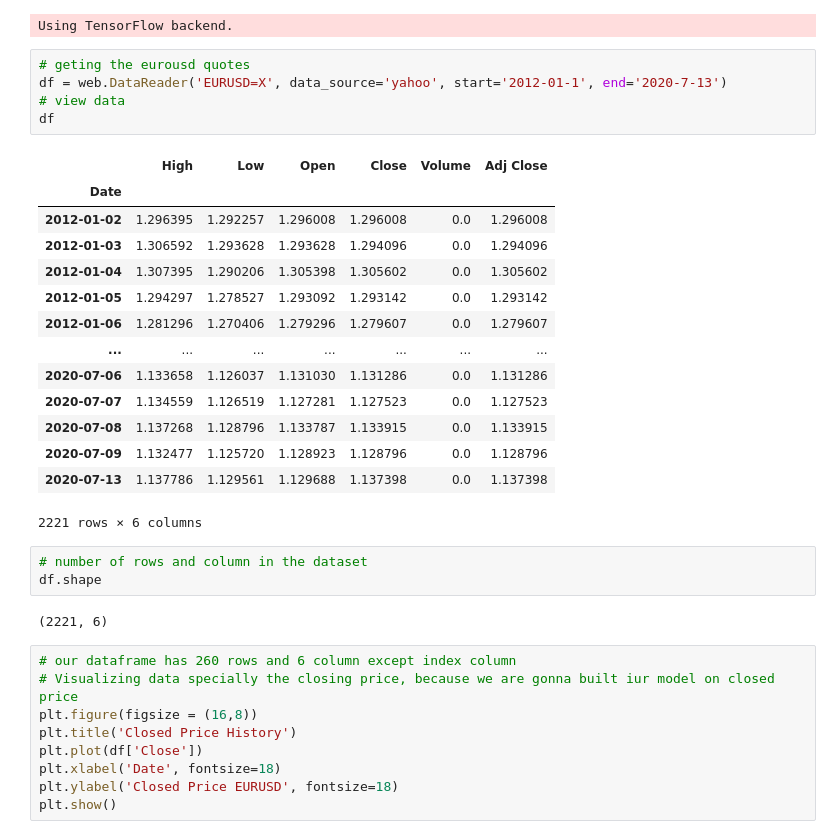
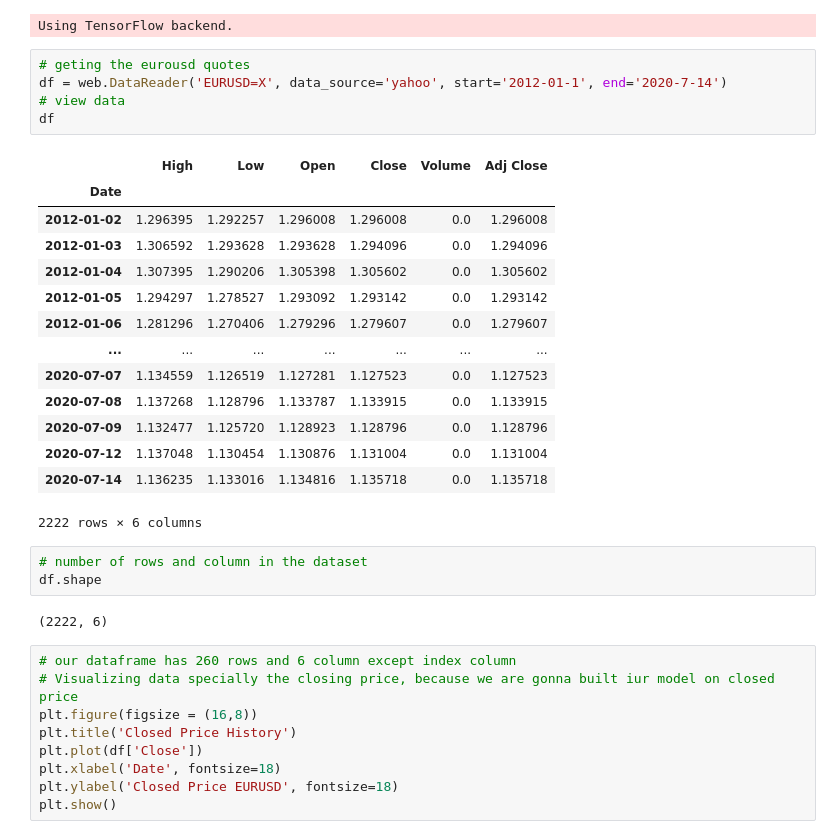
Before and after one commit to abidshafee/google.colaboratory_project, a Jupyter notebook: EURUSD_price_prediction.ipynb, the cells around one changed output. Saved outputs shown, nothing was run; the diff lists cells and outputs as text.

```diff
--- a/EURUSD_price_prediction.ipynb
+++ b/EURUSD_price_prediction.ipynb
@@ -18,29 +18,29 @@ plt.style.use('fivethirtyeight')
 Using TensorFlow backend.
 # %%
 # geting the eurousd quotes
-df = web.DataReader('EURUSD=X', data_source='yahoo', start='2012-01-1', end='2020-7-13')
+df = web.DataReader('EURUSD=X', data_source='yahoo', start='2012-01-1', end='2020-7-14')
 # view data
 df
 # %% [output]
 |  | High | Low | Open | Close | Volume | Adj Close |
 | Date |  |  |  |  |  |  |
 | 2012-01-02 | 1.296395 | 1.292257 | 1.296008 | 1.296008 | 0.0 | 1.296008 |
 | 2012-01-03 | 1.306592 | 1.293628 | 1.293628 | 1.294096 | 0.0 | 1.294096 |
 | 2012-01-04 | 1.307395 | 1.290206 | 1.305398 | 1.305602 | 0.0 | 1.305602 |
 | 2012-01-05 | 1.294297 | 1.278527 | 1.293092 | 1.293142 | 0.0 | 1.293142 |
 | 2012-01-06 | 1.281296 | 1.270406 | 1.279296 | 1.279607 | 0.0 | 1.279607 |
 | ... | ... | ... | ... | ... | ... | ... |
-| 2020-07-06 | 1.133658 | 1.126037 | 1.131030 | 1.131286 | 0.0 | 1.131286 |
 | 2020-07-07 | 1.134559 | 1.126519 | 1.127281 | 1.127523 | 0.0 | 1.127523 |
 | 2020-07-08 | 1.137268 | 1.128796 | 1.133787 | 1.133915 | 0.0 | 1.133915 |
 | 2020-07-09 | 1.132477 | 1.125720 | 1.128923 | 1.128796 | 0.0 | 1.128796 |
-| 2020-07-13 | 1.137786 | 1.129561 | 1.129688 | 1.137398 | 0.0 | 1.137398 |
+| 2020-07-12 | 1.137048 | 1.130454 | 1.130876 | 1.131004 | 0.0 | 1.131004 |
+| 2020-07-14 | 1.136235 | 1.133016 | 1.134816 | 1.135718 | 0.0 | 1.135718 |
-2221 rows × 6 columns
+2222 rows × 6 columns
 # %%
 # number of rows and column in the dataset
 df.shape
 # %% [output]
-(2221, 6)
+(2222, 6)
 # %%
 # our dataframe has 260 rows and 6 column except index column
 # Visualizing data specially the closing price, because we are gonna built iur model on closed price
```
Also changed, not shown: parts of 8 cells of this notebook.
